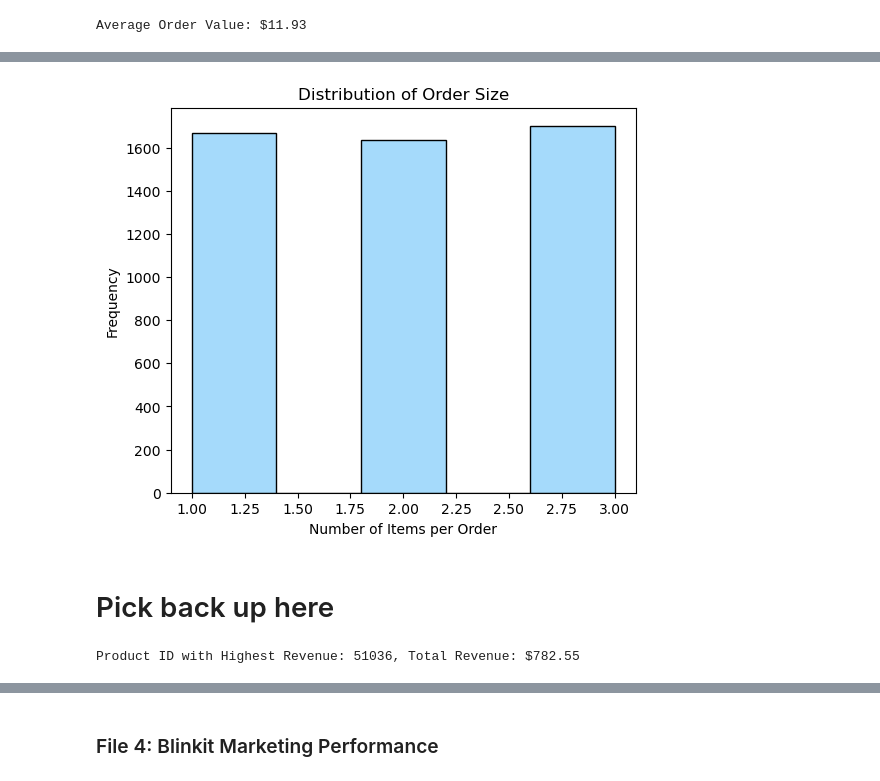
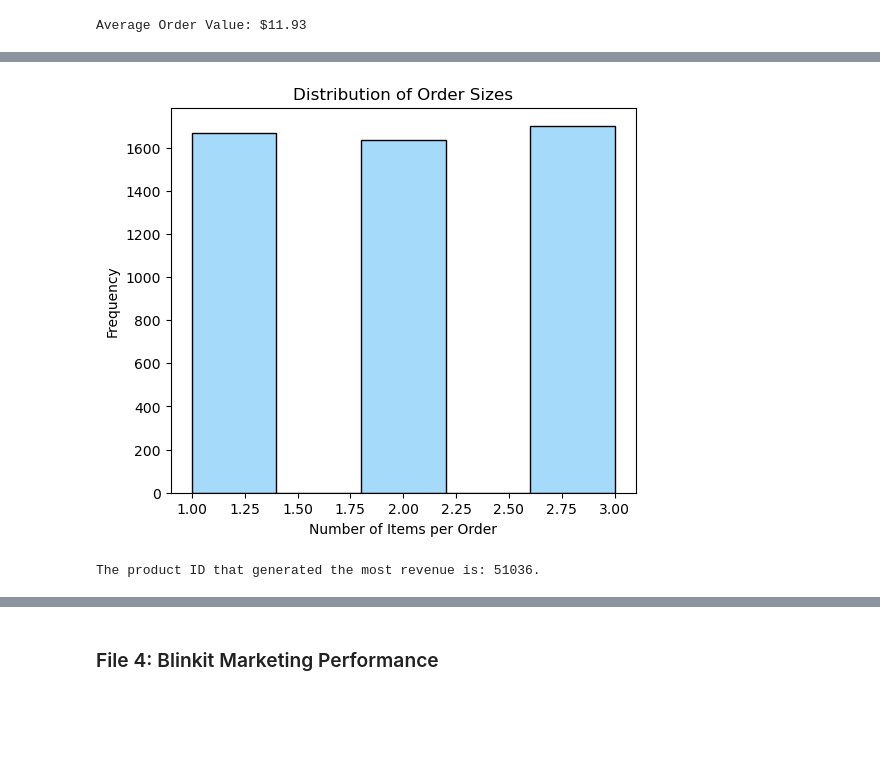
Before and after one commit to toviyahw/blinkit-sales-analysis, a Jupyter notebook: Python EDA Documentation.ipynb, the cells around one changed output, grey strips where cells are left out. Drawn from its saved outputs; the diff is of its cells as text; code cells hidden in the pictures; blank space fills up the shorter version.

```diff
--- a/Python EDA Documentation.ipynb
+++ b/Python EDA Documentation.ipynb
@@ -717,21 +635,21 @@ Name: quantity, dtype: float64
 # %%
 # creating visual for distribution of order values
 order_sizes = units_df.groupby('order_id')['quantity'].sum()
 
 plt.figure(figsize=(6,5))
 sns.histplot(order_sizes, bins=5, color="lightskyblue")
 plt.xlabel("Number of Items per Order")
 plt.ylabel("Frequency")
-plt.title("Distribution of Order Size")
+plt.title("Distribution of Order Sizes")
 plt.show()
 # %% [output]
-[figure, old version]
+[figure, new version]
-# %% [markdown]
-# Pick back up here
 # %%
 # product generating the most revenue
-product_revenue = units_df.groupby('product_id')['total_price_usd'].sum().sort_values(ascending=False)
-top_product_id = product_revenue.idxmax()
-print(f"Product ID with Highest Revenue: {top_product_id}, Total Revenue: ${product_revenue.iloc[0]:.2f}")
+product_revenue = units_df.groupby('product_id')['total_price_usd'].sum()
+
+max_revenue_prod = product_revenue.idxmax()
+max_revenue = max_revenue_prod.max()
+print(f'The product ID that generated the most revenue is: {max_revenue}.')
 # %% [output]
-Product ID with Highest Revenue: 51036, Total Revenue: $782.55
+The product ID that generated the most revenue is: 51036.
```
Also changed, not shown: parts of 109 cells of this notebook, 1 other file.
